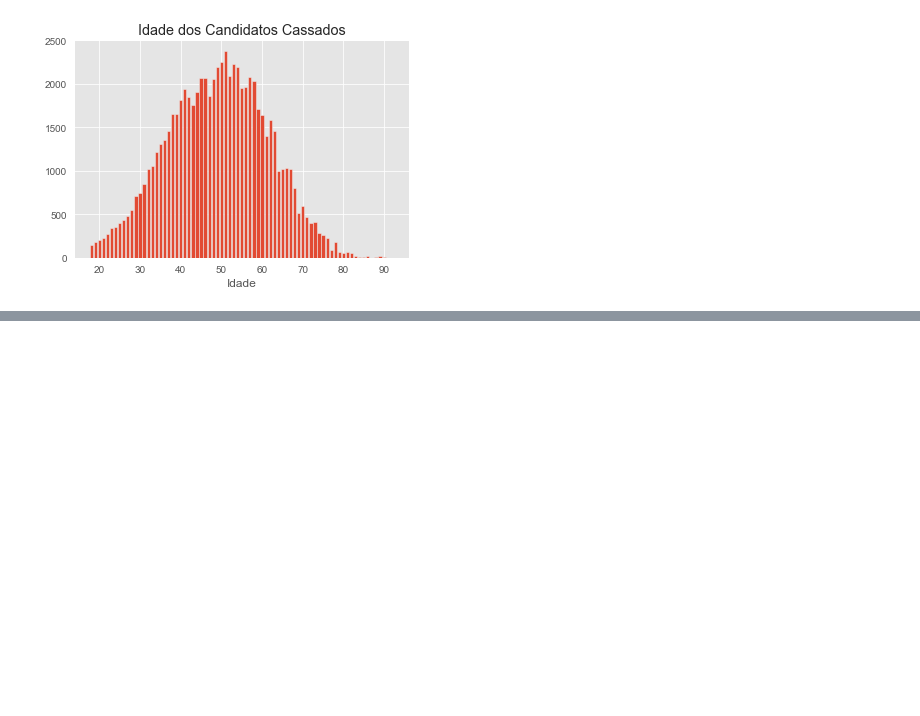
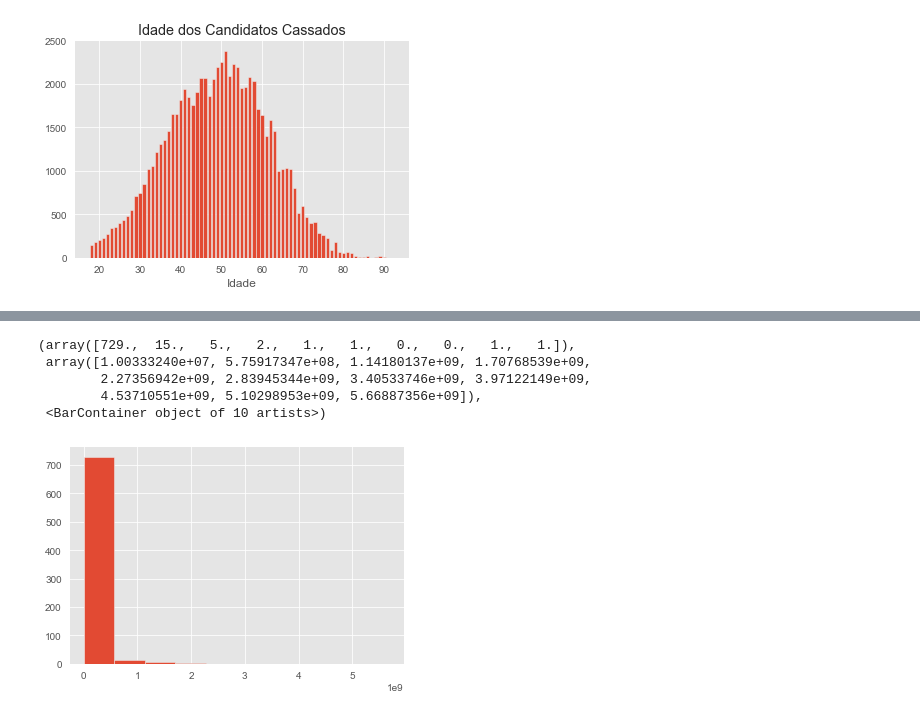
Before and after one commit to wendercorrea/projetoFinalPuc, a Jupyter notebook: WENDER_CORREA.ipynb, the cells around one changed output, grey strips where cells are left out. Cells and saved outputs as stored; diff of their text form; code cells hidden in the pictures; blank space fills up the shorter version.

```diff
--- a/WENDER_CORREA.ipynb
+++ b/WENDER_CORREA.ipynb
@@ -1447,0 +984,9 @@ Counter({54: 8285,
+# %%
+plt.hist(x = data_frame_bem_maior_10_mil['VR_BEM_CANDIDATO'])
+# %% [output]
+(array([729.,  15.,   5.,   2.,   1.,   1.,   0.,   0.,   1.,   1.]),
+ array([1.00333240e+07, 5.75917347e+08, 1.14180137e+09, 1.70768539e+09,
+        2.27356942e+09, 2.83945344e+09, 3.40533746e+09, 3.97122149e+09,
+        4.53710551e+09, 5.10298953e+09, 5.66887356e+09]),
+ <BarContainer object of 10 artists>)
+[figure, added]
```
Also changed, not shown: parts of 90 cells of this notebook.
